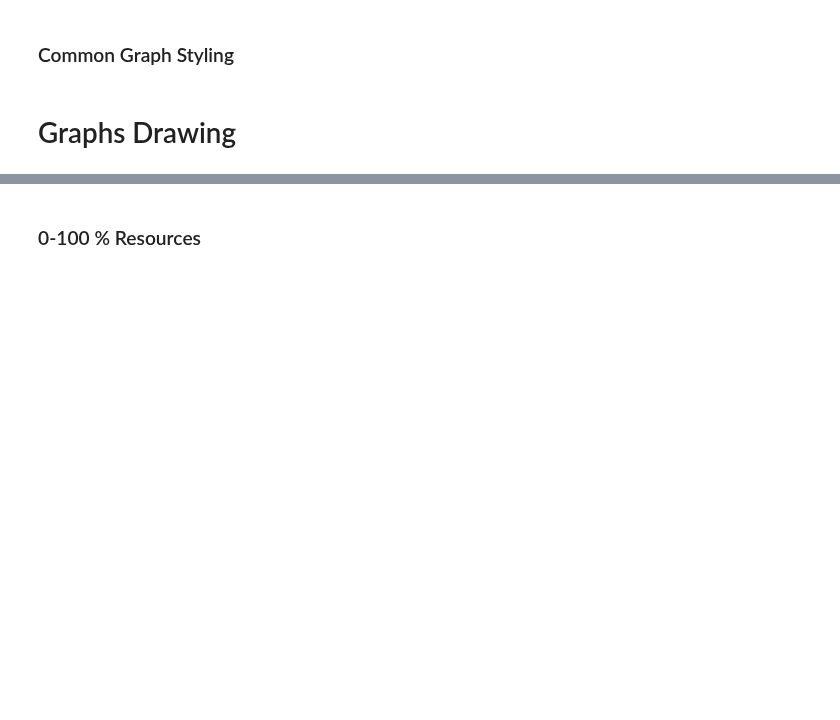
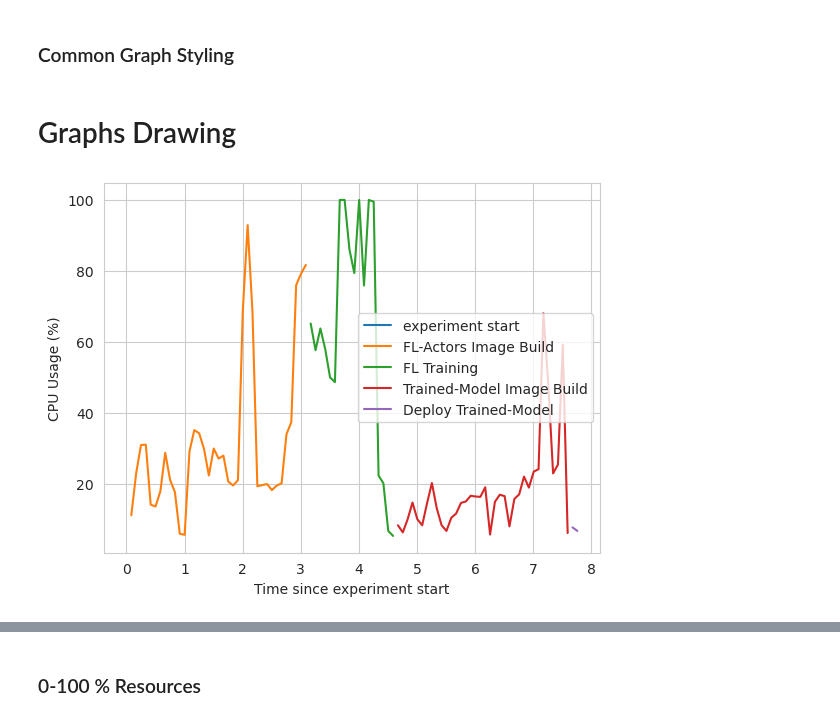
Before and after one commit to oakestra/oakestra-cli, a Jupyter notebook: oak_cli/evaluation/machine/graph.ipynb, the cells around one changed output, grey strips where cells are left out. Cells and saved outputs as stored; diff of their text form; code cells hidden in the pictures; blank space fills up the shorter version.

Commit message:
experimenting with colors and lines

```diff
--- a/oak_cli/evaluation/machine/graph.ipynb
+++ b/oak_cli/evaluation/machine/graph.ipynb
@@ -40,0 +43,20 @@ sns.set_style("whitegrid")
+# %%
+# Create a figure and axis
+fig, ax = plt.subplots()
+
+# Plot the data for each stage using area plots
+for stage in df['Stage'].unique():
+    subset_df = df[df['Stage'] == stage]
+    sns.lineplot(x='Time since experiment start', y='CPU Usage (%)', data=subset_df, label=stage, ax=ax)
+
+#sns.lineplot(data=df[["CPU Usage (%)", "Memory Usage (%)"]])
+
+# plt.xlabel("Experiment Duration " + "(minutes)" if USE_MINUTES else "(seconds)")
+# plt.ylabel("Resource Usage (%)")
+
+# plt.xlim([0, max(df.index)])
+# plt.ylim(0)
+
+plt.show()
+# %% [output]
+[figure, added]
```
Also changed, not shown: parts of 12 cells of this notebook, 6 other files.
